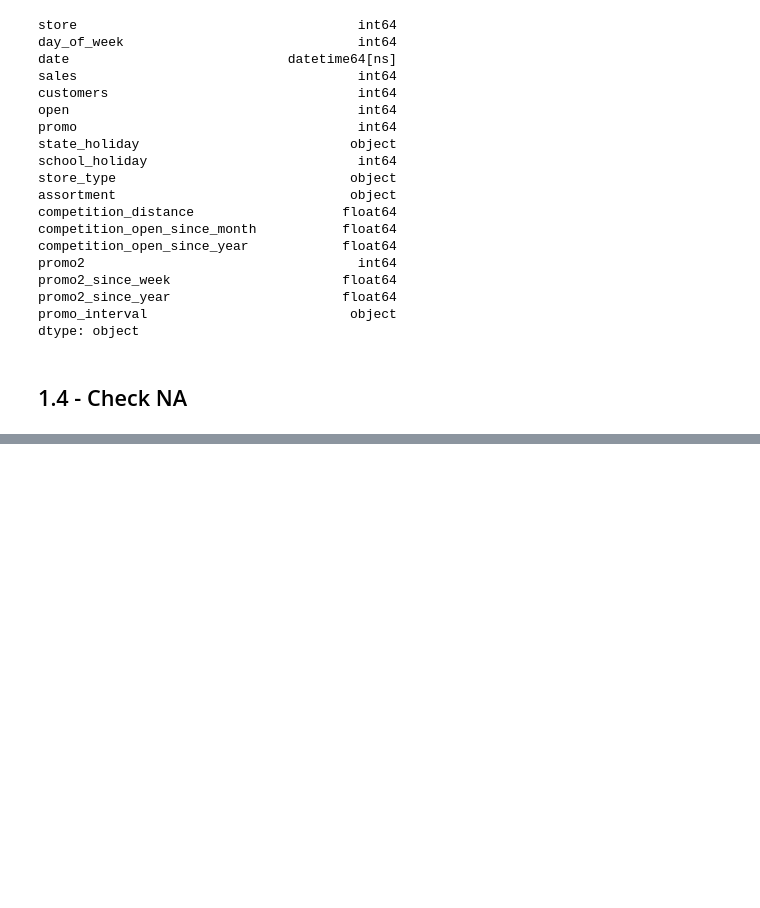
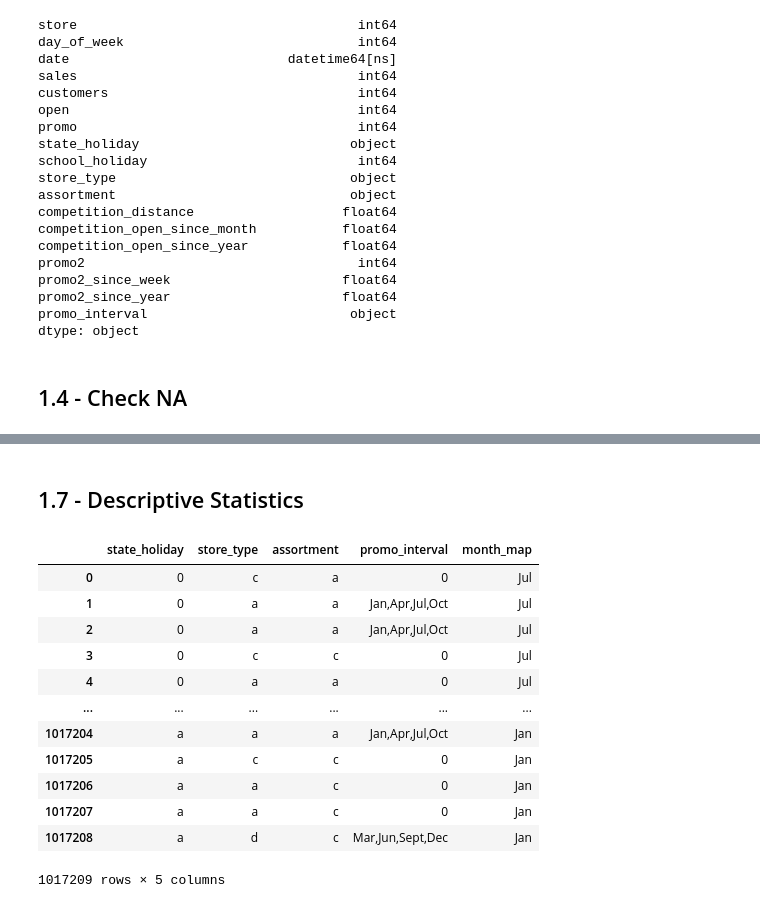
Before and after one commit to FSaladini/store_sales_prediction, a Jupyter notebook: m02_v01_store_sales_predictions.ipynb, the cells around one changed output, grey strips where cells are left out. Drawn from its saved outputs; the diff is of its cells as text; code cells hidden in the pictures; blank space fills up the shorter version.

```diff
--- a/m02_v01_store_sales_predictions.ipynb
+++ b/m02_v01_store_sales_predictions.ipynb
@@ -91,0 +178,19 @@ dtype: int64
+# %% [markdown]
+## 1.7 - Descriptive Statistics
+# %%
+num_attributes = df1.select_dtypes(include=['int64', 'float64', 'int32'])
+cat_attributes = df1.select_dtypes(exclude=['int64', 'float64', 'datetime64[ns]', 'int32'])
+# %% [output]
+|  | state_holiday | store_type | assortment | promo_interval | month_map |
+| 0 | 0 | c | a | 0 | Jul |
+| 1 | 0 | a | a | Jan,Apr,Jul,Oct | Jul |
+| 2 | 0 | a | a | Jan,Apr,Jul,Oct | Jul |
+| 3 | 0 | c | c | 0 | Jul |
+| 4 | 0 | a | a | 0 | Jul |
+| ... | ... | ... | ... | ... | ... |
+| 1017204 | a | a | a | Jan,Apr,Jul,Oct | Jan |
+| 1017205 | a | c | c | 0 | Jan |
+| 1017206 | a | a | c | 0 | Jan |
+| 1017207 | a | a | c | 0 | Jan |
+| 1017208 | a | d | c | Mar,Jun,Sept,Dec | Jan |
+1017209 rows × 5 columns
```
Also changed, not shown: parts of 15 cells of this notebook.
